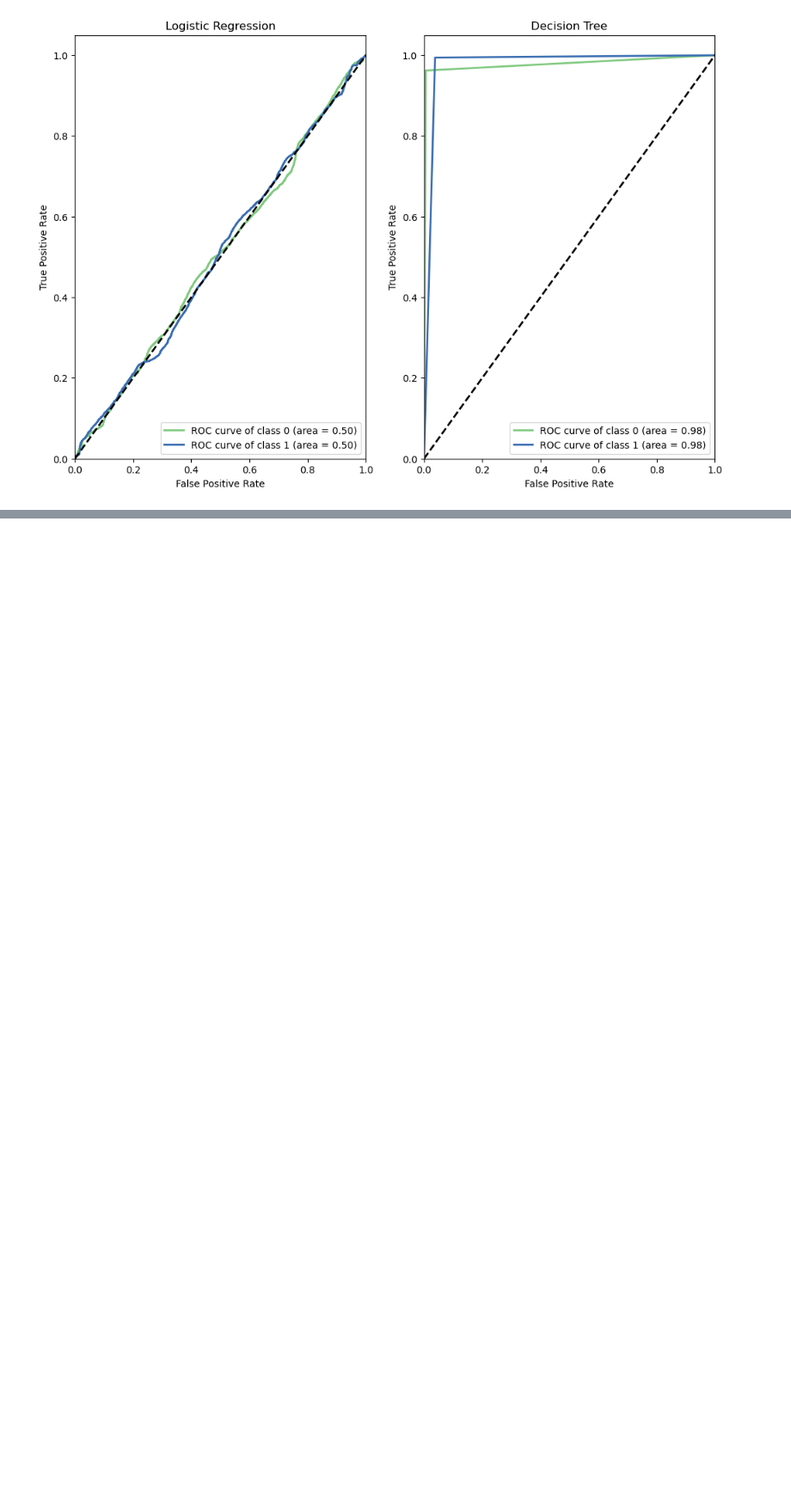
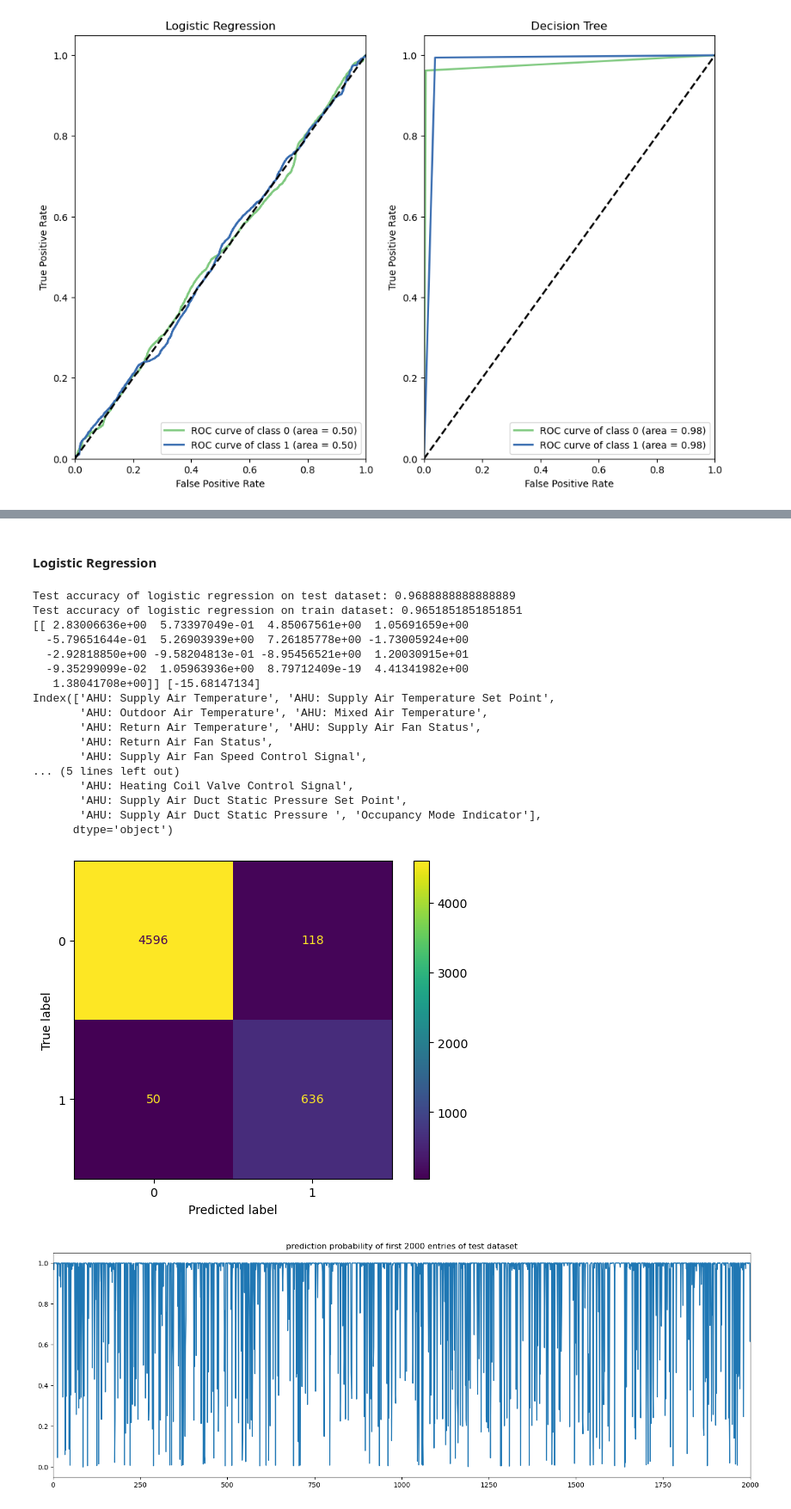
Before and after one commit to julie-vienne/faulty_buildy, a Jupyter notebook: main_analysis.ipynb, the cells around one changed output, grey strips where cells are left out. Shown at 86% size. Drawn from its saved outputs; the diff is of its cells as text; code cells hidden in the pictures; blank space fills up the shorter version.

Commit message:
add remaining datasets and clean data

```diff
--- a/main_analysis.ipynb
+++ b/main_analysis.ipynb
@@ -42,6 +40,17 @@ random.seed(SEED)
 def load_and_process(filename):
     cwd = os.getcwd()
     df = pd.read_csv(f"{cwd}/Data/{filename}.csv", delimiter=',')
+    print(f"The initial df has the shape {df.shape}")
+    # Remove NaN from df
+    if df.isnull().values.any():
+        df = df.dropna()
+    # Remove error values
+    if '#VALUE!' in df.values:
+        for column in df.columns:
+            for x in df.index:
+                if df.loc[x, column] == '#VALUE!':
+                    df.drop(x, inplace = True)
+    print(f"The new df without NaN/wrong values entries has the shape {df.shape}")
     # Remove datetime and labels
     X_raw = df[df.columns[1:-1]]
     # Labels
@@ -64,7 +73,7 @@ def split_and_scale(X_raw, y_raw):
 # %%
 def train_classifier(algorithm, X_train, y_train):
     if algorithm == 'logistic_regression':
-        clf = LogisticRegression()
+        clf = LogisticRegression(max_iter = 500)
     elif algorithm == 'decision_tree':
         clf = DecisionTreeClassifier(max_depth=6)
     clf.fit(X_train, y_train)
@@ -205,0 +218,4 @@ plt.show()
+# %%
+filename = 'MZVAV-2-1'
+df, X_raw, y_raw = load_and_process(filename)
+df
@@ -205,0 +238,30 @@ plt.show()
+# %%
+X_train, X_test, y_train, y_test = split_and_scale(X_raw, y_raw)
+# %% [markdown]
+#### Logistic Regression
+# %%
+clf = train_classifier('logistic_regression', X_train, y_train)
+test_accuracy(clf, X_test, y_test, X_train, y_train)
+plot_test_results(clf, X_test, y_test)
+coeff, intercept = coefficients_intercept(df, clf)
+plot_rate_precision(clf, X_test, y_test)
+# %% [output]
+Test accuracy of logistic regression on test dataset: 0.9688888888888889
+Test accuracy of logistic regression on train dataset: 0.9651851851851851
+[[ 2.83006636e+00  5.73397049e-01  4.85067561e+00  1.05691659e+00
+  -5.79651644e-01  5.26903939e+00  7.26185778e+00 -1.73005924e+00
+  -2.92818850e+00 -9.58204813e-01 -8.95456521e+00  1.20030915e+01
+  -9.35299099e-02  1.05963936e+00  8.79712409e-19  4.41341982e+00
+   1.38041708e+00]] [-15.68147134]
+Index(['AHU: Supply Air Temperature', 'AHU: Supply Air Temperature Set Point',
+       'AHU: Outdoor Air Temperature', 'AHU: Mixed Air Temperature',
+       'AHU: Return Air Temperature', 'AHU: Supply Air Fan Status',
+       'AHU: Return Air Fan Status',
+       'AHU: Supply Air Fan Speed Control Signal',
+... (5 lines left out)
+       'AHU: Heating Coil Valve Control Signal',
+       'AHU: Supply Air Duct Static Pressure Set Point',
+       'AHU: Supply Air Duct Static Pressure ', 'Occupancy Mode Indicator'],
+      dtype='object')
+[figure, added]
+[figure, added]
```
Also changed, not shown: parts of 37 cells of this notebook.
